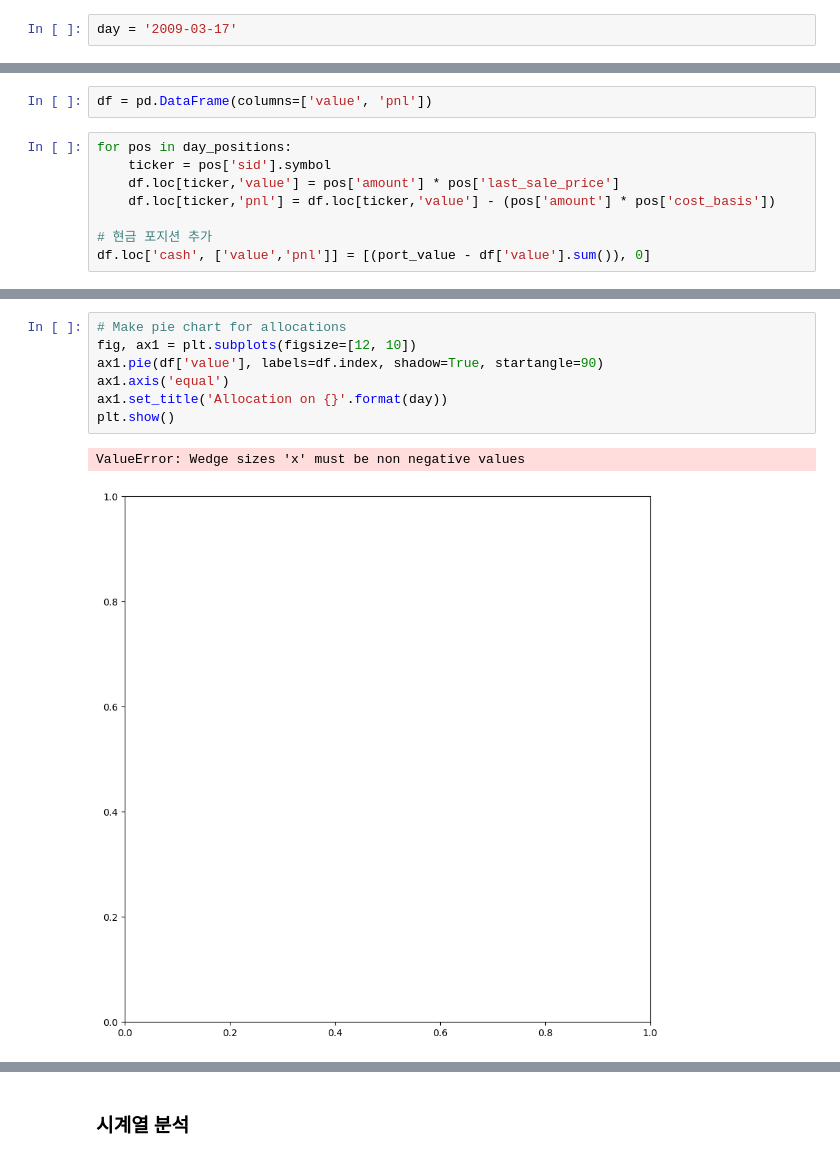
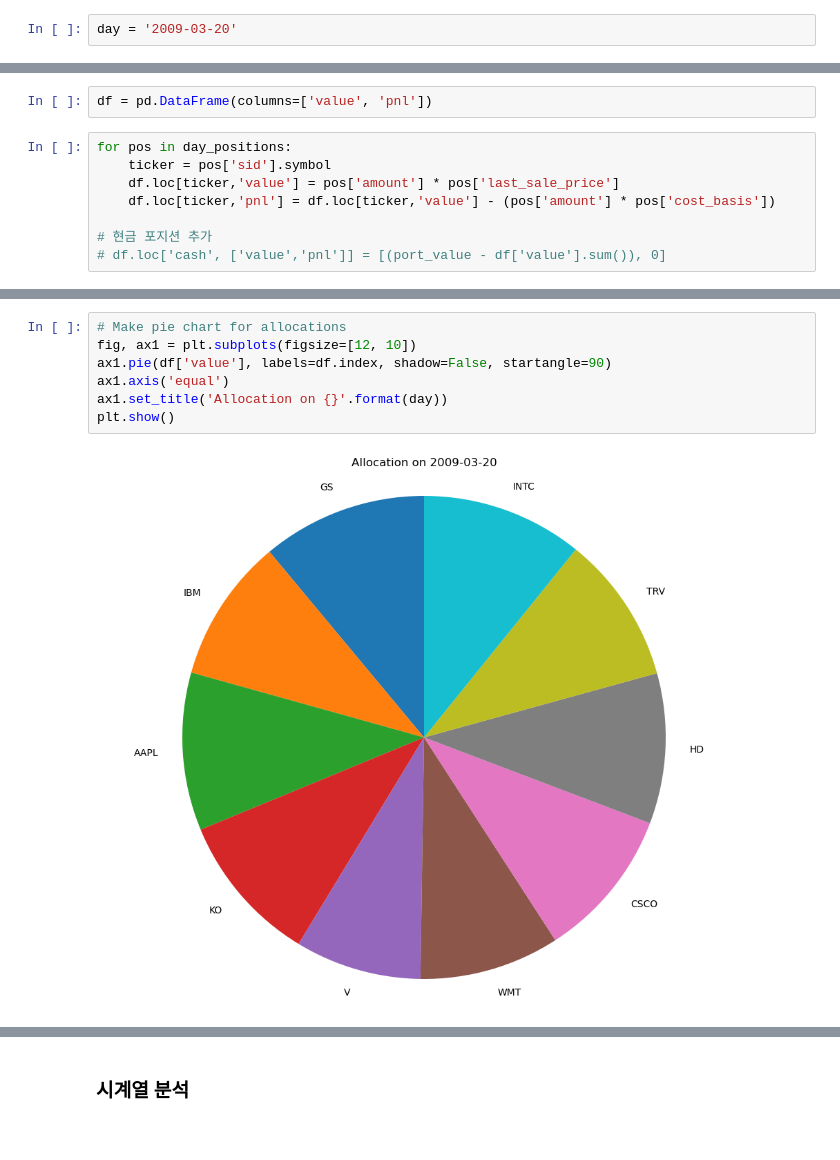
Before and after one commit to xikest/Research-on-the-finanace-makret, a Jupyter notebook: note/backtest/zipline_backtest_analysis.ipynb, the cells around one changed output, grey strips where cells are left out. Saved outputs shown, nothing was run; the diff lists cells and outputs as text.

```diff
--- a/note/backtest/zipline_backtest_analysis.ipynb
+++ b/note/backtest/zipline_backtest_analysis.ipynb
@@ -166,7 +222,7 @@ treasury_period_return
 import pandas as pd
 import matplotlib.pyplot as plt
 # %%
-day = '2009-03-17'
+day = '2009-03-20'
 # %%
 port_value = result.loc[day,'portfolio_value']
 day_positions = result.loc[day,'positions']
@@ -179,4 +235,4 @@ for pos in day_positions:
     df.loc[ticker,'pnl'] = df.loc[ticker,'value'] - (pos['amount'] * pos['cost_basis'])
 
 # 현금 포지션 추가
-df.loc['cash', ['value','pnl']] = [(port_value - df['value'].sum()), 0]
+# df.loc['cash', ['value','pnl']] = [(port_value - df['value'].sum()), 0]
@@ -198,13 +239,12 @@ df
 # %%
 # Make pie chart for allocations
 fig, ax1 = plt.subplots(figsize=[12, 10])
-ax1.pie(df['value'], labels=df.index, shadow=True, startangle=90)
+ax1.pie(df['value'], labels=df.index, shadow=False, startangle=90)
 ax1.axis('equal')
 ax1.set_title('Allocation on {}'.format(day))
 plt.show()
 # %% [output]
-ValueError: Wedge sizes 'x' must be non negative values
-[figure, old version]
+[figure, new version]
 # %%
 # Make bar chart for open PnL
 fig, ax1 = plt.subplots(figsize=[12, 10])
```
Also changed, not shown: parts of 7 cells of this notebook.
